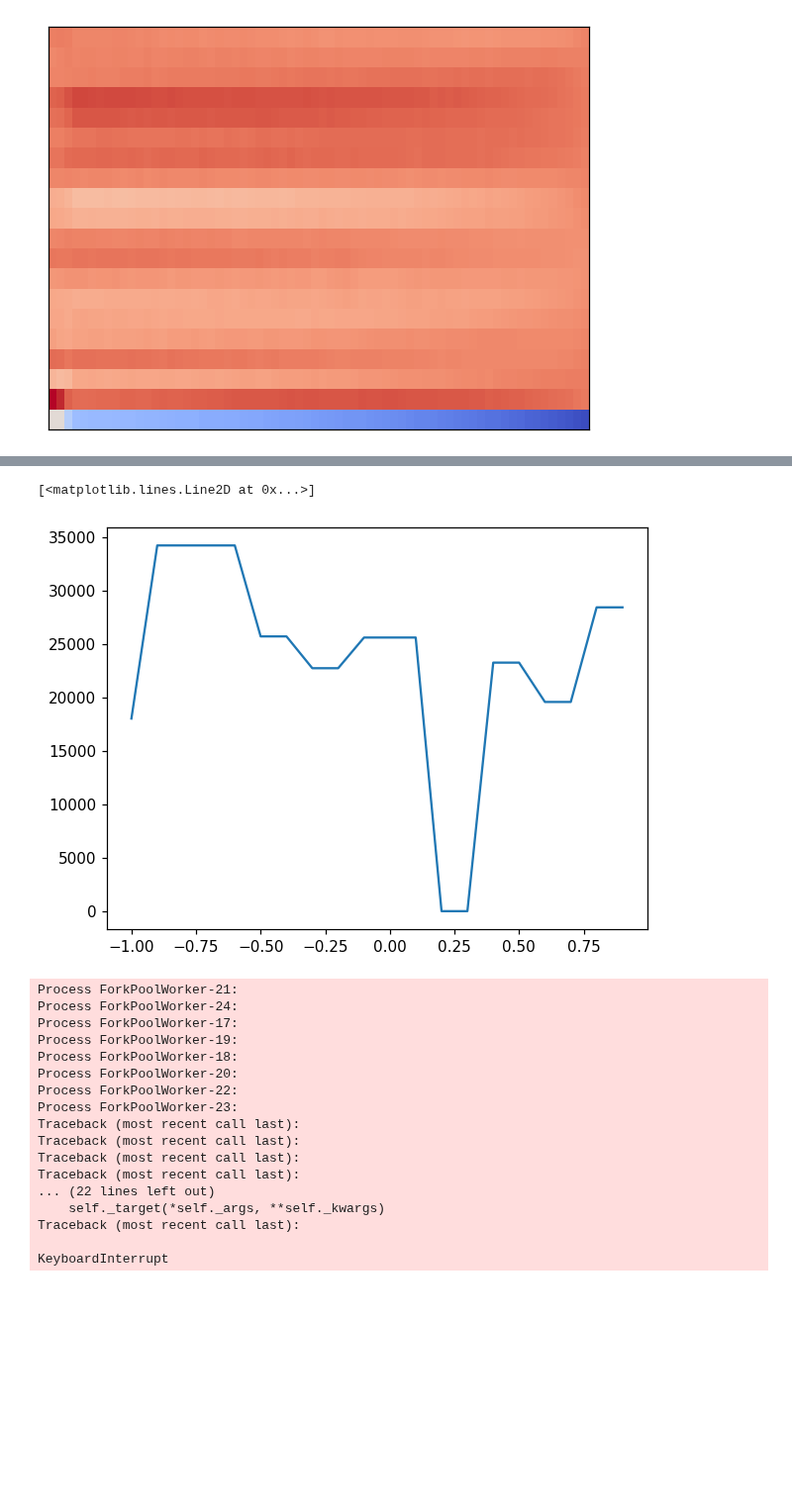
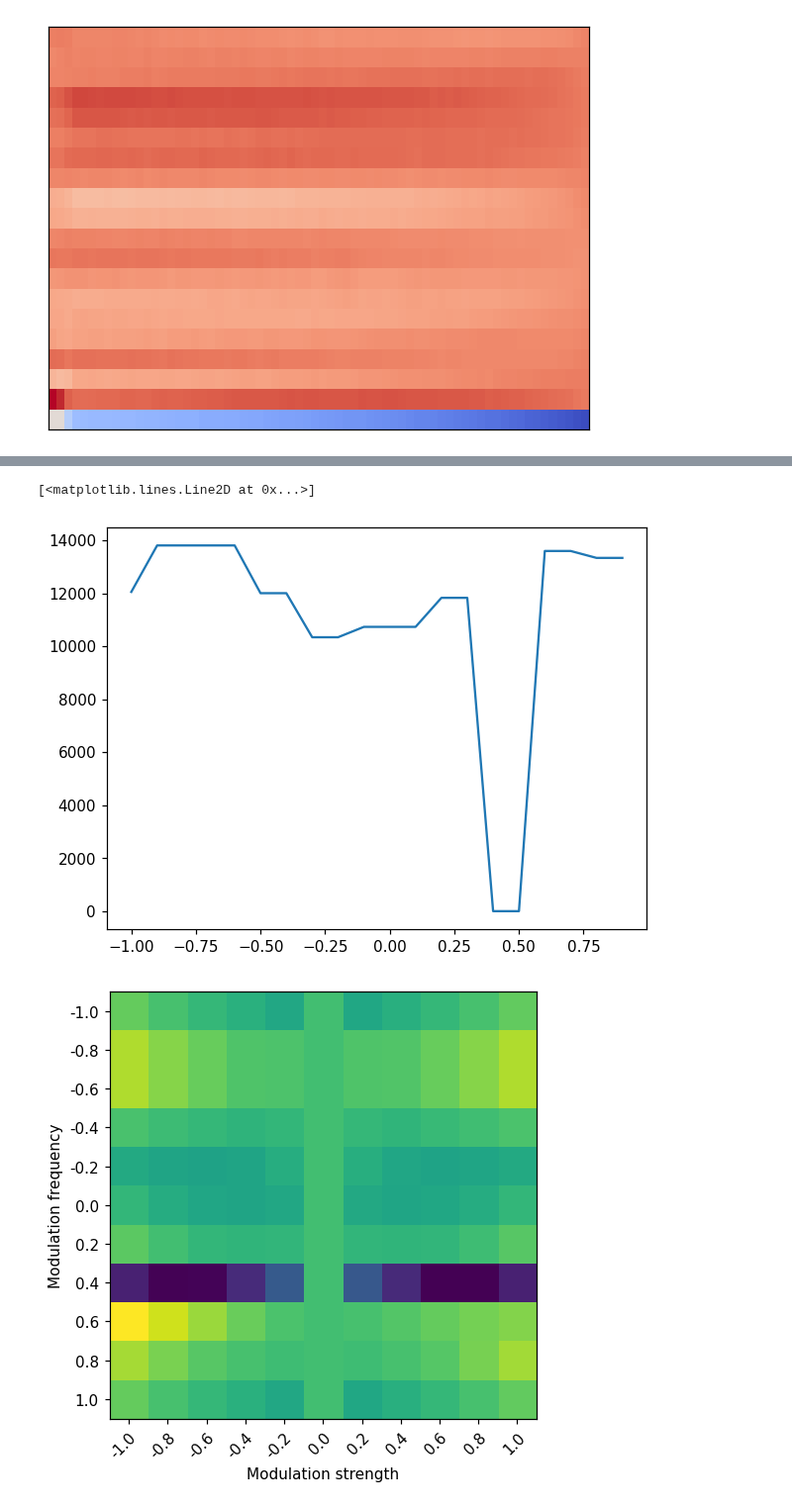
Before and after one commit to Wint3rmute/luthier, a Jupyter notebook: prototyping.ipynb, the cells around one changed output, grey strips where cells are left out. Shown at 99% size. Cells and saved outputs as stored; diff of their text form; code cells hidden in the pictures; blank space fills up the shorter version.

```diff
--- a/prototyping.ipynb
+++ b/prototyping.ipynb
@@ -150,7 +147,7 @@ mod_strengths = [ a / 100 for a in range(-100, 101, 10) ]
 
 def get_distance_variable_mod_strength(strength):
     graph = one_operator_fm()
-    graph.nodes[8].set_value(strength)
+    graph.nodes[5].inputs.scale = strength
     generated_audio = graph.play(SAMPLE_RATE)
     dist = target_audio.mfcc_distance(generated_audio)
     return dist
@@ -168,7 +165,7 @@ results = []
 
 def get_distance_variable_mod_freq(freq):
     graph = one_operator_fm()
-    graph.nodes[10].set_value(freq)
+    graph.nodes[6].inputs.scale = freq
     generated_audio = graph.play(SAMPLE_RATE)
     dist = target_audio.mfcc_distance(generated_audio)
     return dist
@@ -179,10 +176,11 @@ with Pool() as p:
 plt.plot( mod_freqs, results )
 # %% [output]
 [<matplotlib.lines.Line2D at 0x...>]
-[figure, old version]
+[figure, new version]
 # %%
-mod_freqs = [ a / 100 for a in range(-100, 101, 10) ]
-mod_strengths = [ a / 100 for a in range(-100, 101, 10) ]
+STEP_VALUE = 20 # Lover means better resolution
+mod_freqs = [ a / 100 for a in range(-100, 101, STEP_VALUE) ]
+mod_strengths = [ a / 100 for a in range(-100, 101, STEP_VALUE) ]
 
 test_cases = []
 for freq_index, freq in enumerate(mod_freqs):
@@ -193,50 +191,34 @@ def get_distance_variable_mod_strength(test_case):
     (freq_index, freq), (mod_index, mod_strength) = test_case
     graph = one_operator_fm()
 
-    graph.nodes[10].set_value(freq)
-    graph.nodes[8].set_value(mod_strength)
+    graph.nodes[6].inputs.scale = freq
+    graph.nodes[5].inputs.scale = mod_strength
     generated_audio = graph.play(SAMPLE_RATE * 1)
 
     dist = target_audio.mfcc_distance(generated_audio)
 
     return freq_index, mod_index, dist
 
 with Pool() as p:
     pool_results = list(tqdm(p.imap(get_distance_variable_mod_strength, test_cases), total=len(test_cases)))
 
 results = np.zeros((len(mod_freqs), len(mod_strengths)))
 
 for pool_result in pool_results:
     freq_index, mod_index, dist = pool_result
     results[freq_index][mod_index] = dist
 
 fig, ax = plt.subplots()
 im = ax.imshow(results)
 
 # Show all ticks and label them with the respective list entries
 ax.set_xticks(np.arange(len(mod_strengths)), labels=mod_strengths)
 
 plt.setp(ax.get_xticklabels(), rotation=45, ha="right",
          rotation_mode="anchor")
 ax.set_yticks(np.arange(len(mod_freqs)), labels=mod_freqs)
 ax.set_ylabel("Modulation frequency")
 ax.set_xlabel("Modulation strength")
 fig.tight_layout()
 # %% [output]
-Process ForkPoolWorker-21:
-Process ForkPoolWorker-24:
-Process ForkPoolWorker-17:
-Process ForkPoolWorker-19:
-Process ForkPoolWorker-18:
-Process ForkPoolWorker-20:
-Process ForkPoolWorker-22:
-Process ForkPoolWorker-23:
-Traceback (most recent call last):
-Traceback (most recent call last):
-Traceback (most recent call last):
-Traceback (most recent call last):
-... (22 lines left out)
-    self._target(*self._args, **self._kwargs)
-Traceback (most recent call last):
-
-KeyboardInterrupt
+[figure, added]
```
Also changed, not shown: parts of 6 cells of this notebook, 1 other file.
